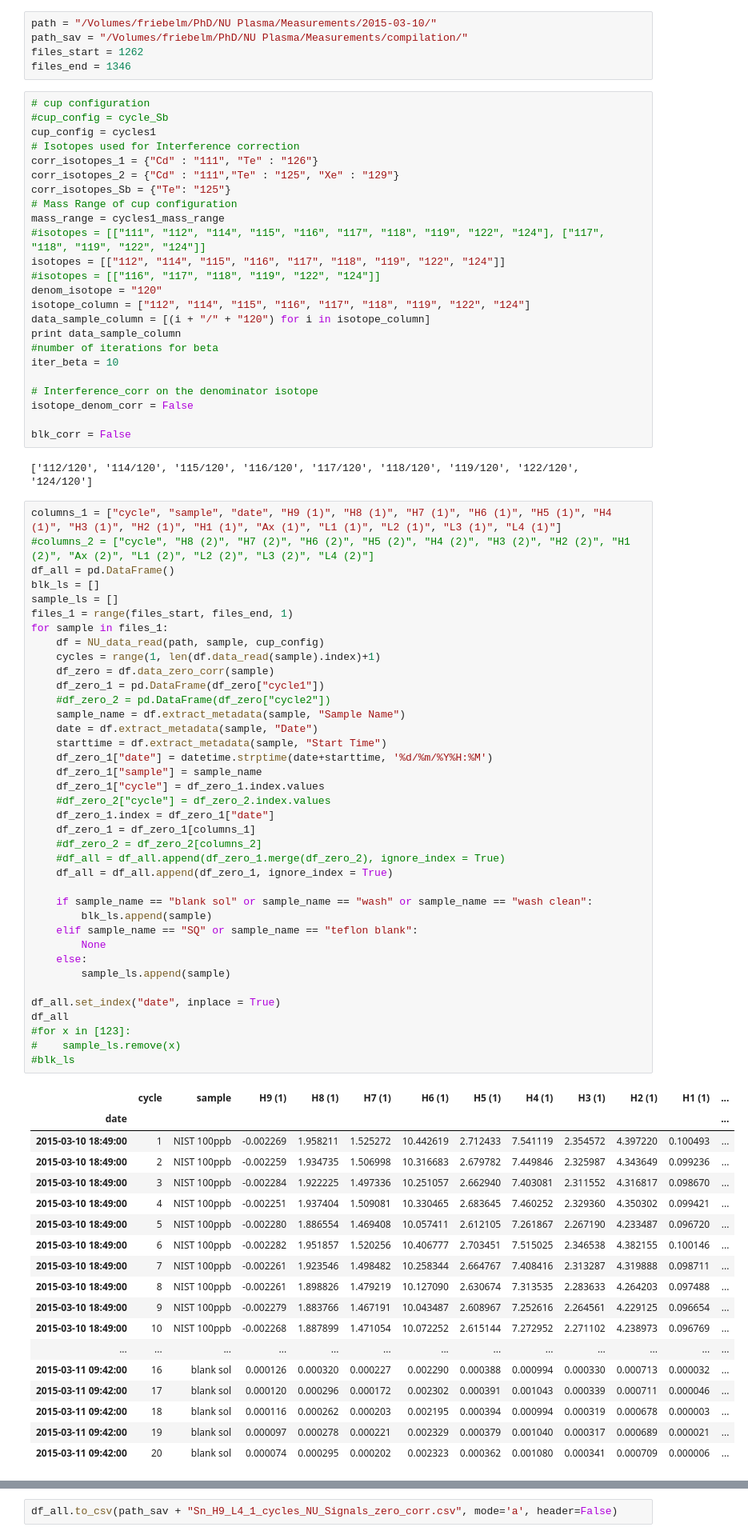
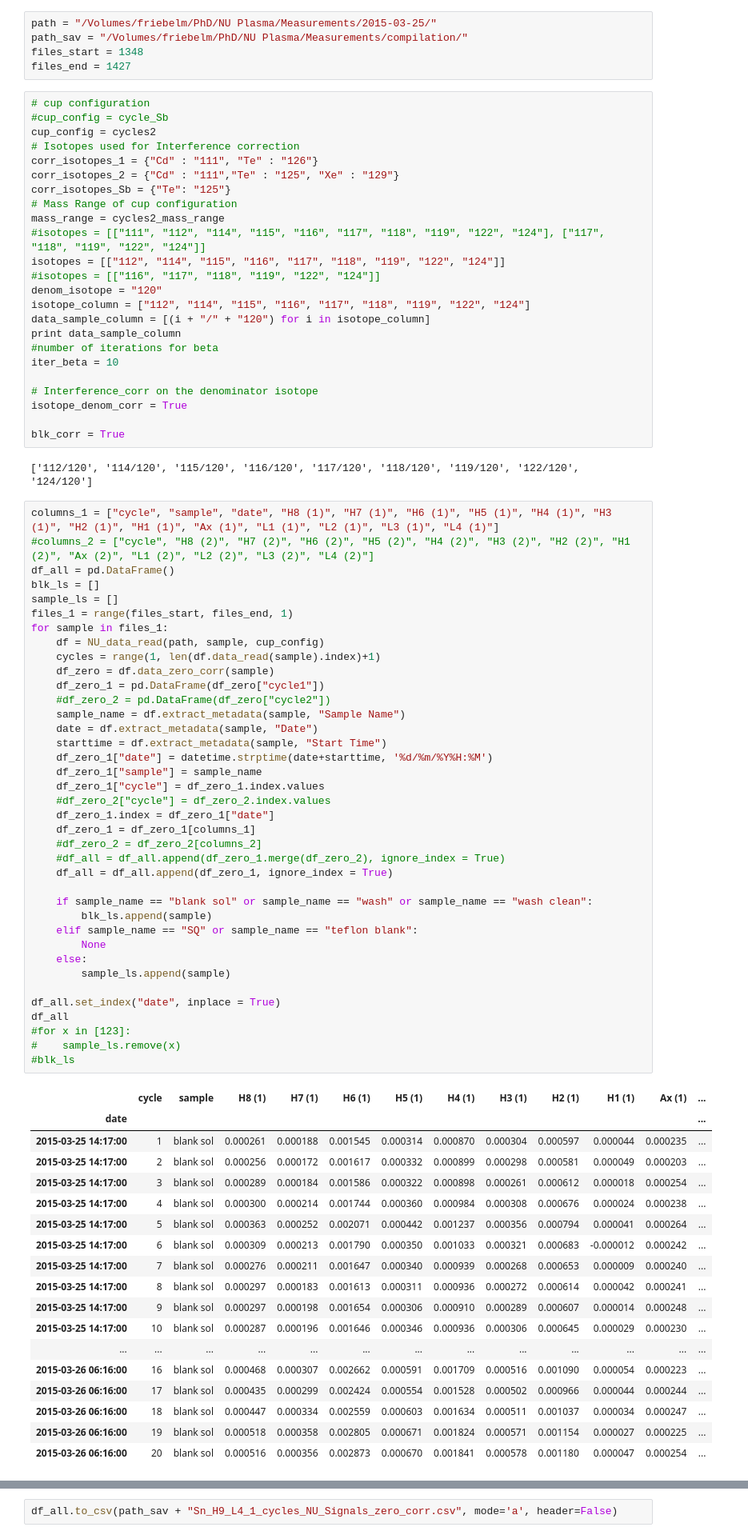
Before and after one commit to Marfster/NU_Plasma, a Jupyter notebook: Nu Plasma Evaluation - internal norm.ipynb, the cells around one changed output, grey strips where cells are left out. Shown: that part at 80% size. Cells and saved outputs as stored; diff of their text form.

```diff
--- a/Nu Plasma Evaluation - internal norm.ipynb
+++ b/Nu Plasma Evaluation - internal norm.ipynb
@@ -18,20 +15,20 @@ from pylab import plot, show, savefig
 from scipy import stats
 #%pylab inline
 # %%
-path = "/Volumes/friebelm/PhD/NU Plasma/Measurements/2015-03-10/"
+path = "/Volumes/friebelm/PhD/NU Plasma/Measurements/2015-03-25/"
 path_sav = "/Volumes/friebelm/PhD/NU Plasma/Measurements/compilation/"
-files_start = 1262
-files_end = 1346
+files_start = 1348
+files_end = 1427
 # %%
 # cup configuration
 #cup_config = cycle_Sb
-cup_config = cycles1
+cup_config = cycles2
 # Isotopes used for Interference correction
 corr_isotopes_1 = {"Cd" : "111", "Te" : "126"}
 corr_isotopes_2 = {"Cd" : "111","Te" : "125", "Xe" : "129"}
 corr_isotopes_Sb = {"Te": "125"}
 # Mass Range of cup configuration
-mass_range = cycles1_mass_range
+mass_range = cycles2_mass_range
 #isotopes = [["111", "112", "114", "115", "116", "117", "118", "119", "122", "124"], ["117", "118", "119", "122", "124"]]
 isotopes = [["112", "114", "115", "116", "117", "118", "119", "122", "124"]]
 #isotopes = [["116", "117", "118", "119", "122", "124"]]
@@ -43,13 +40,13 @@ print data_sample_column
 iter_beta = 10
 
 # Interference_corr on the denominator isotope
-isotope_denom_corr = False
+isotope_denom_corr = True
 
-blk_corr = False
+blk_corr = True
 # %% [output]
 ['112/120', '114/120', '115/120', '116/120', '117/120', '118/120', '119/120', '122/120', '124/120']
 # %%
-columns_1 = ["cycle", "sample", "date", "H9 (1)", "H8 (1)", "H7 (1)", "H6 (1)", "H5 (1)", "H4 (1)", "H3 (1)", "H2 (1)", "H1 (1)", "Ax (1)", "L1 (1)", "L2 (1)", "L3 (1)", "L4 (1)"]
+columns_1 = ["cycle", "sample", "date", "H8 (1)", "H7 (1)", "H6 (1)", "H5 (1)", "H4 (1)", "H3 (1)", "H2 (1)", "H1 (1)", "Ax (1)", "L1 (1)", "L2 (1)", "L3 (1)", "L4 (1)"]
 #columns_2 = ["cycle", "H8 (2)", "H7 (2)", "H6 (2)", "H5 (2)", "H4 (2)", "H3 (2)", "H2 (2)", "H1 (2)", "Ax (2)", "L1 (2)", "L2 (2)", "L3 (2)", "L4 (2)"]
 df_all = pd.DataFrame()
 blk_ls = []
@@ -60,48 +57,48 @@ for sample in files_1:
     cycles = range(1, len(df.data_read(sample).index)+1)
     df_zero = df.data_zero_corr(sample)
     df_zero_1 = pd.DataFrame(df_zero["cycle1"])
     #df_zero_2 = pd.DataFrame(df_zero["cycle2"])
     sample_name = df.extract_metadata(sample, "Sample Name")
     date = df.extract_metadata(sample, "Date")
     starttime = df.extract_metadata(sample, "Start Time")
     df_zero_1["date"] = datetime.strptime(date+starttime, '%d/%m/%Y%H:%M')
     df_zero_1["sample"] = sample_name
     df_zero_1["cycle"] = df_zero_1.index.values
     #df_zero_2["cycle"] = df_zero_2.index.values
     df_zero_1.index = df_zero_1["date"]
     df_zero_1 = df_zero_1[columns_1]
     #df_zero_2 = df_zero_2[columns_2]
     #df_all = df_all.append(df_zero_1.merge(df_zero_2), ignore_index = True)
     df_all = df_all.append(df_zero_1, ignore_index = True)
 
     if sample_name == "blank sol" or sample_name == "wash" or sample_name == "wash clean":
         blk_ls.append(sample)
     elif sample_name == "SQ" or sample_name == "teflon blank":
         None
     else:
         sample_ls.append(sample)
 
 df_all.set_index("date", inplace = True)
 df_all
 #for x in [123]:
 #    sample_ls.remove(x)
 #blk_ls
 # %% [output]
-|  | cycle | sample | H9 (1) | H8 (1) | H7 (1) | H6 (1) | H5 (1) | H4 (1) | H3 (1) | H2 (1) | H1 (1) | ... |
+|  | cycle | sample | H8 (1) | H7 (1) | H6 (1) | H5 (1) | H4 (1) | H3 (1) | H2 (1) | H1 (1) | Ax (1) | ... |
 | date |  |  |  |  |  |  |  |  |  |  |  | ... |
-| 2015-03-10 18:49:00 | 1 | NIST 100ppb | -0.002269 | 1.958211 | 1.525272 | 10.442619 | 2.712433 | 7.541119 | 2.354572 | 4.397220 | 0.100493 | ... |
-| 2015-03-10 18:49:00 | 2 | NIST 100ppb | -0.002259 | 1.934735 | 1.506998 | 10.316683 | 2.679782 | 7.449846 | 2.325987 | 4.343649 | 0.099236 | ... |
-| 2015-03-10 18:49:00 | 3 | NIST 100ppb | -0.002284 | 1.922225 | 1.497336 | 10.251057 | 2.662940 | 7.403081 | 2.311552 | 4.316817 | 0.098670 | ... |
-| 2015-03-10 18:49:00 | 4 | NIST 100ppb | -0.002251 | 1.937404 | 1.509081 | 10.330465 | 2.683645 | 7.460252 | 2.329360 | 4.350302 | 0.099421 | ... |
-| 2015-03-10 18:49:00 | 5 | NIST 100ppb | -0.002280 | 1.886554 | 1.469408 | 10.057411 | 2.612105 | 7.261867 | 2.267190 | 4.233487 | 0.096720 | ... |
-| 2015-03-10 18:49:00 | 6 | NIST 100ppb | -0.002282 | 1.951857 | 1.520256 | 10.406777 | 2.703451 | 7.515025 | 2.346538 | 4.382155 | 0.100146 | ... |
-| 2015-03-10 18:49:00 | 7 | NIST 100ppb | -0.002261 | 1.923546 | 1.498482 | 10.258344 | 2.664767 | 7.408416 | 2.313287 | 4.319888 | 0.098711 | ... |
-| 2015-03-10 18:49:00 | 8 | NIST 100ppb | -0.002261 | 1.898826 | 1.479219 | 10.127090 | 2.630674 | 7.313535 | 2.283633 | 4.264203 | 0.097488 | ... |
-| 2015-03-10 18:49:00 | 9 | NIST 100ppb | -0.002279 | 1.883766 | 1.467191 | 10.043487 | 2.608967 | 7.252616 | 2.264561 | 4.229125 | 0.096654 | ... |
-| 2015-03-10 18:49:00 | 10 | NIST 100ppb | -0.002268 | 1.887899 | 1.471054 | 10.072252 | 2.615144 | 7.272952 | 2.271102 | 4.238973 | 0.096769 | ... |
+| 2015-03-25 14:17:00 | 1 | blank sol | 0.000261 | 0.000188 | 0.001545 | 0.000314 | 0.000870 | 0.000304 | 0.000597 | 0.000044 | 0.000235 | ... |
+| 2015-03-25 14:17:00 | 2 | blank sol | 0.000256 | 0.000172 | 0.001617 | 0.000332 | 0.000899 | 0.000298 | 0.000581 | 0.000049 | 0.000203 | ... |
+| 2015-03-25 14:17:00 | 3 | blank sol | 0.000289 | 0.000184 | 0.001586 | 0.000322 | 0.000898 | 0.000261 | 0.000612 | 0.000018 | 0.000254 | ... |
+| 2015-03-25 14:17:00 | 4 | blank sol | 0.000300 | 0.000214 | 0.001744 | 0.000360 | 0.000984 | 0.000308 | 0.000676 | 0.000024 | 0.000238 | ... |
+| 2015-03-25 14:17:00 | 5 | blank sol | 0.000363 | 0.000252 | 0.002071 | 0.000442 | 0.001237 | 0.000356 | 0.000794 | 0.000041 | 0.000264 | ... |
+| 2015-03-25 14:17:00 | 6 | blank sol | 0.000309 | 0.000213 | 0.001790 | 0.000350 | 0.001033 | 0.000321 | 0.000683 | -0.000012 | 0.000242 | ... |
+| 2015-03-25 14:17:00 | 7 | blank sol | 0.000276 | 0.000211 | 0.001647 | 0.000340 | 0.000939 | 0.000268 | 0.000653 | 0.000009 | 0.000240 | ... |
+| 2015-03-25 14:17:00 | 8 | blank sol | 0.000297 | 0.000183 | 0.001613 | 0.000311 | 0.000936 | 0.000272 | 0.000614 | 0.000042 | 0.000241 | ... |
+| 2015-03-25 14:17:00 | 9 | blank sol | 0.000297 | 0.000198 | 0.001654 | 0.000306 | 0.000910 | 0.000289 | 0.000607 | 0.000014 | 0.000248 | ... |
+| 2015-03-25 14:17:00 | 10 | blank sol | 0.000287 | 0.000196 | 0.001646 | 0.000346 | 0.000936 | 0.000306 | 0.000645 | 0.000029 | 0.000230 | ... |
 | ... | ... | ... | ... | ... | ... | ... | ... | ... | ... | ... | ... | ... |
-| 2015-03-11 09:42:00 | 16 | blank sol | 0.000126 | 0.000320 | 0.000227 | 0.002290 | 0.000388 | 0.000994 | 0.000330 | 0.000713 | 0.000032 | ... |
-| 2015-03-11 09:42:00 | 17 | blank sol | 0.000120 | 0.000296 | 0.000172 | 0.002302 | 0.000391 | 0.001043 | 0.000339 | 0.000711 | 0.000046 | ... |
-| 2015-03-11 09:42:00 | 18 | blank sol | 0.000116 | 0.000262 | 0.000203 | 0.002195 | 0.000394 | 0.000994 | 0.000319 | 0.000678 | 0.000003 | ... |
-| 2015-03-11 09:42:00 | 19 | blank sol | 0.000097 | 0.000278 | 0.000221 | 0.002329 | 0.000379 | 0.001040 | 0.000317 | 0.000689 | 0.000021 | ... |
-| 2015-03-11 09:42:00 | 20 | blank sol | 0.000074 | 0.000295 | 0.000202 | 0.002323 | 0.000362 | 0.001080 | 0.000341 | 0.000709 | 0.000006 | ... |
+| 2015-03-26 06:16:00 | 16 | blank sol | 0.000468 | 0.000307 | 0.002662 | 0.000591 | 0.001709 | 0.000516 | 0.001090 | 0.000054 | 0.000223 | ... |
+| 2015-03-26 06:16:00 | 17 | blank sol | 0.000435 | 0.000299 | 0.002424 | 0.000554 | 0.001528 | 0.000502 | 0.000966 | 0.000044 | 0.000244 | ... |
+| 2015-03-26 06:16:00 | 18 | blank sol | 0.000447 | 0.000334 | 0.002559 | 0.000603 | 0.001634 | 0.000511 | 0.001037 | 0.000034 | 0.000247 | ... |
+| 2015-03-26 06:16:00 | 19 | blank sol | 0.000518 | 0.000358 | 0.002805 | 0.000671 | 0.001824 | 0.000571 | 0.001154 | 0.000027 | 0.000225 | ... |
+| 2015-03-26 06:16:00 | 20 | blank sol | 0.000516 | 0.000356 | 0.002873 | 0.000670 | 0.001841 | 0.000578 | 0.001180 | 0.000047 | 0.000254 | ... |
```
Also changed, not shown: parts of 7 cells of this notebook, 1 other file.
